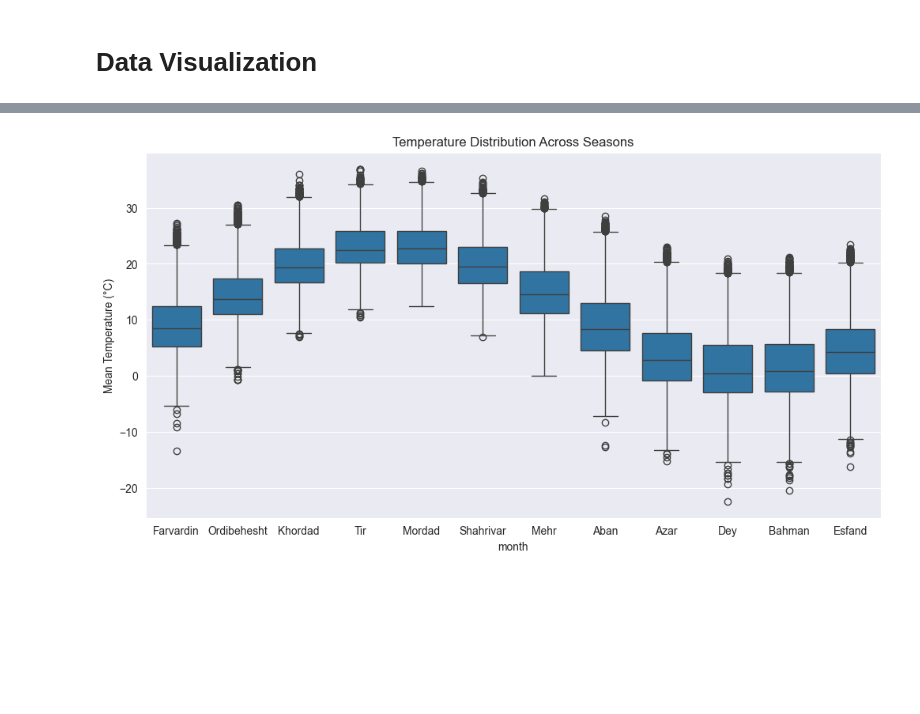
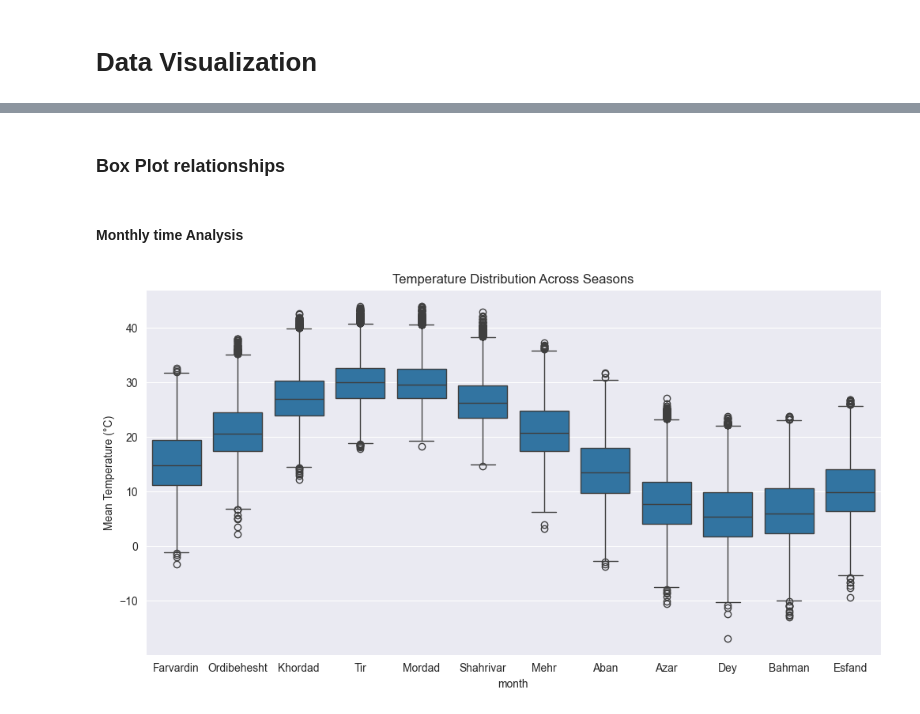
Before and after one commit to ali-bazrkar/iran_weather_analysis, a Jupyter notebook: iran_weather_eda.ipynb, the cells around one changed output, grey strips where cells are left out. Drawn from its saved outputs; the diff is of its cells as text; code cells hidden in the pictures; blank space fills up the shorter version.

```diff
--- a/iran_weather_eda.ipynb
+++ b/iran_weather_eda.ipynb
@@ -125,6 +125,9 @@ df['month'] = df['month'].map({
     11: "Bahman",
     12: "Esfand"
 })
+# %%
+df["snowfall_sum (cm)"] = df["snowfall_sum (cm)"].apply(lambda item : item * 10)
+df.rename(columns={'snowfall_sum (cm)': 'snowfall_sum (mm)'}, inplace=True)
 # %%
 df.info()
 # %% [output]
@@ -204,0 +347,17 @@ df.to_csv("Final Dataset.csv", index=False)
+# %%
+# Calculate the difference between temp_max and temp_mean
+df['temp_diff'] = df['temp_max (°C)'] - df['temp_mean (°C)']
+
+# Group by city and season, then aggregate and unstack
+city_season_trends = df.groupby(['city', 'season']).agg({
+    'temp_diff': 'mean',
+}).unstack()
+
+# Plotting the results
+ax = city_season_trends.plot(kind='bar', figsize=(10, 6))
+plt.title("Difference Between Max and Mean Temperature Across Seasons for Cities")
+plt.xlabel("City")
+plt.ylabel("Mean Temperature Difference (°C)")
+plt.xticks(rotation=0)  # Make x-axis labels horizontal
+plt.legend(title="Season")
+plt.show()
@@ -205,8 +366,12 @@ df.to_csv("Final Dataset.csv", index=False)
+# %% [markdown]
+### Box Plot relationships
+# %% [markdown]
+#### Monthly time Analysis
 # %%
 plt.figure(figsize=(12, 6))
-sns.boxplot(x='month', y='temp_min (°C)', data=df)
+sns.boxplot(x='month', y='temp_mean (°C)', data=df)
 plt.title("Temperature Distribution Across Seasons")
 plt.ylabel("Mean Temperature (°C)")
 plt.show()
 # %% [output]
-[figure, old version]
+[figure, new version]
```
Also changed, not shown: parts of 19 cells of this notebook, 1 other file.
